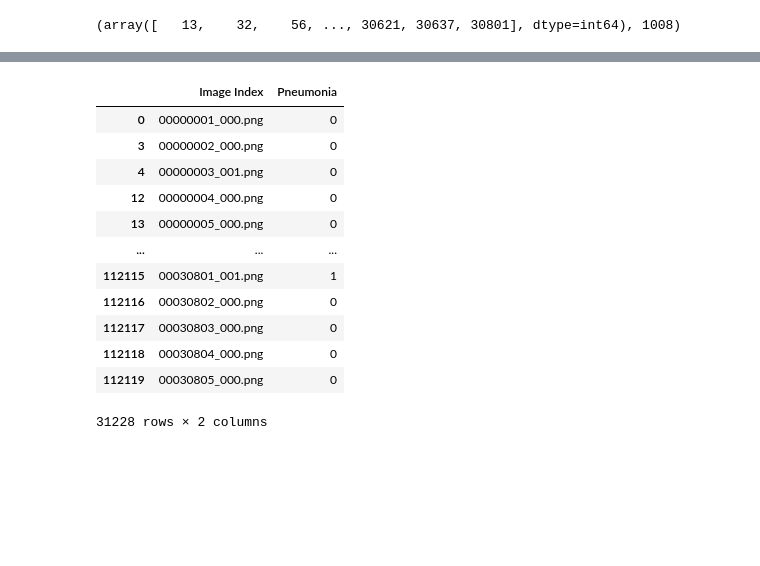
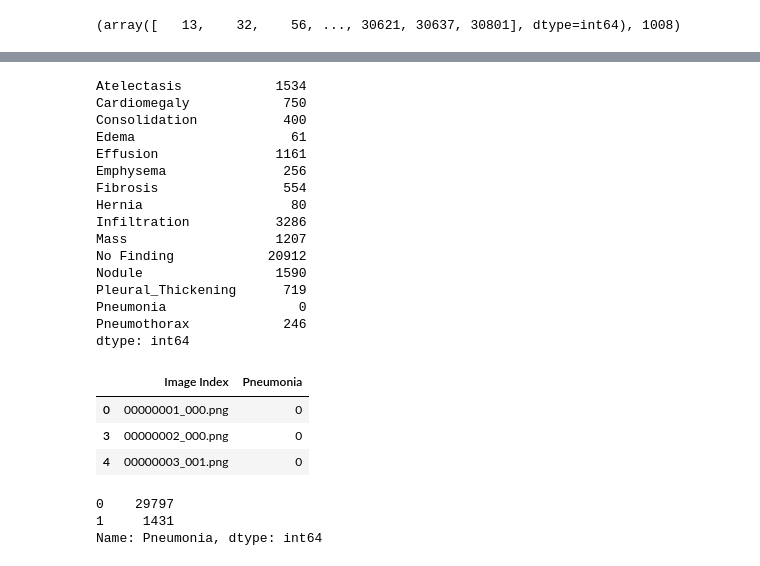
Before and after one commit to KarimSakr99/Project_Pneumonia, a Jupyter notebook: Pneumonia_eda.ipynb, the cells around one changed output, grey strips where cells are left out. Saved outputs shown, nothing was run; the diff lists cells and outputs as text; code cells hidden in the pictures; blank space fills up the shorter version.

```diff
--- a/Pneumonia_eda.ipynb
+++ b/Pneumonia_eda.ipynb
@@ -14,5 +20,7 @@ df.head(2)
 labels=sorted(set(chain(*df['Finding Labels'].apply(lambda x:x.split('|')))))
 # %%
+# manipulate the data frame to have one-hot encoding of diseases labels and their count per image
 for label in labels:
     df[label]= df['Finding Labels'].apply(lambda x:1 if label in x else 0)
+df['count_labels']=df['Finding Labels'].apply(lambda x:len(x.split('|')))
 # %%
@@ -38,8 +47,8 @@ df['Pneumonia'].value_counts()
 1      1431
 Name: Pneumonia, dtype: int64
 # %%
-df_positive=df[df['Pneumonia']==1]
-df_positive
+df_pneumonia_Positive_all=df[df['Pneumonia']==1]
+df_pneumonia_Positive_all
 # %% [output]
 |  | Image Index | Finding Labels | Follow-up # | Patient ID | Patient Age | Patient Gender | View Position | ... |
 | 73 | 00000013_010.png | Effusion|Pneumonia|Pneumothorax | 35 | 13 | 60 | M | AP | ... |
@@ -73,5 +82,5 @@ df[df['Pneumonia']==0]
 # %%
-pat_id_pneumonia=df[df['Pneumonia']==1]['Patient ID'].unique()
+pat_id_pneumonia=df_pneumonia_Positive_all['Patient ID'].unique()
 pat_id_pneumonia,pat_id_pneumonia.size
 # %% [output]
 (array([   13,    32,    56, ..., 30621, 30637, 30801], dtype=int64), 1008)
@@ -109,4 +213,5 @@ df[df['had_pneumonia']==0]['Patient ID'].nunique()
 # %%
-df_negative=df[(df['had_pneumonia']==0) & (df['Follow-up #']==0)]
-df_negative
+df_no_pneumonia=df[(df['had_pneumonia']==0) & (df['Follow-up #']==0)]
+print(len(df_no_pneumonia))
+df_no_pneumonia.head(3)
 # %% [output]
@@ -165,17 +224,33 @@ dtype: int64
+# %%
+df_no_pneumonia[labels].sum()
+# %% [output]
+Atelectasis            1534
+Cardiomegaly            750
+Consolidation           400
+Edema                    61
+Effusion               1161
+Emphysema               256
+Fibrosis                554
+Hernia                   80
+Infiltration           3286
+Mass                   1207
+No Finding            20912
+Nodule                 1590
+Pleural_Thickening      719
+Pneumonia                 0
+Pneumothorax            246
+dtype: int64
 # %%
-pneumonia_df=pd.concat([df_positive,df_negative]).sort_index()[['Image Index','Pneumonia']]
-pneumonia_df
+pneumonia_no_pneumonia_df=pd.concat([df_pneumonia_Positive_all,df_no_pneumonia]).sort_index()[['Image Index','Pneumonia']]
+pneumonia_no_pneumonia_df.head(3)
 # %% [output]
 |  | Image Index | Pneumonia |
 | 0 | 00000001_000.png | 0 |
 | 3 | 00000002_000.png | 0 |
 | 4 | 00000003_001.png | 0 |
-| 12 | 00000004_000.png | 0 |
-| 13 | 00000005_000.png | 0 |
-| ... | ... | ... |
-| 112115 | 00030801_001.png | 1 |
-| 112116 | 00030802_000.png | 0 |
-| 112117 | 00030803_000.png | 0 |
-| 112118 | 00030804_000.png | 0 |
-| 112119 | 00030805_000.png | 0 |
-31228 rows × 2 columns
+# %%
+pneumonia_no_pneumonia_df['Pneumonia'].value_counts()
+# %% [output]
+0    29797
+1     1431
+Name: Pneumonia, dtype: int64
```
Also changed, not shown: parts of 25 cells of this notebook.
